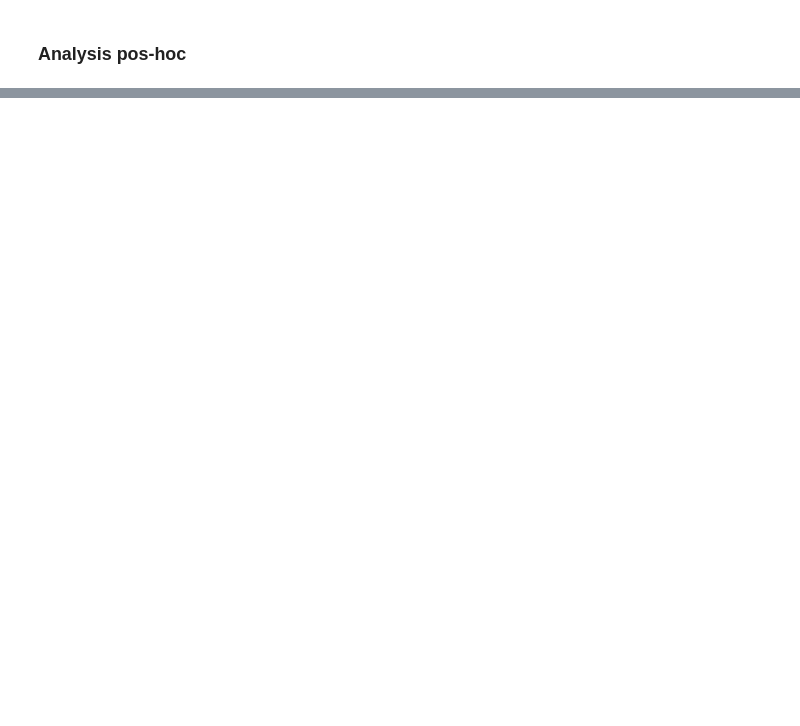
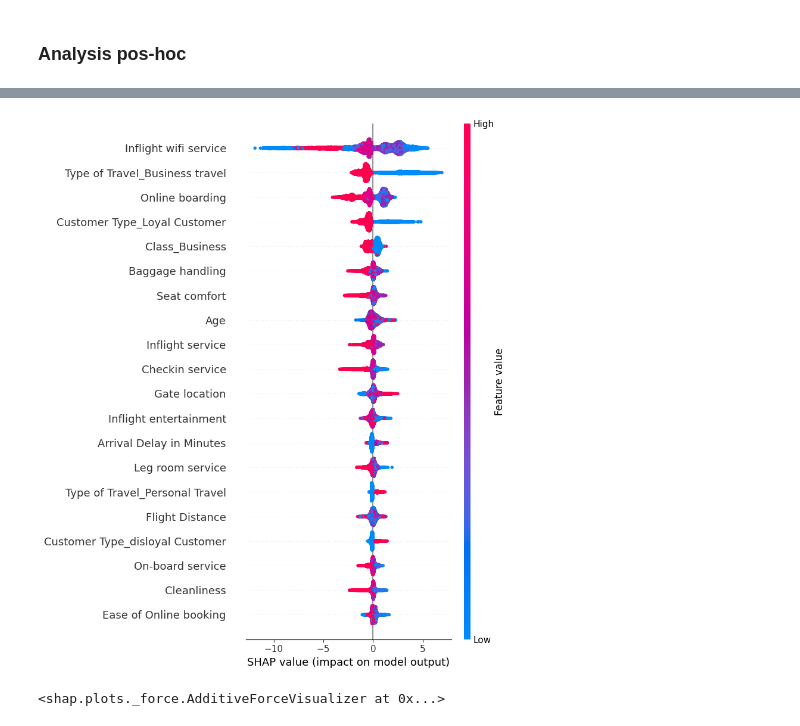
Before and after one commit to w-alves/airline-passenger-satisfaction, a Jupyter notebook: xgb_model.ipynb, the cells around one changed output, grey strips where cells are left out. Drawn from its saved outputs; the diff is of its cells as text; code cells hidden in the pictures; blank space fills up the shorter version.

```diff
--- a/xgb_model.ipynb
+++ b/xgb_model.ipynb
@@ -295,0 +321,19 @@ fig.show()
+# %%
+# prompt: create shap for xgboost and plot
+
+import shap
+
+# Create TreeExplainer object
+explainer = shap.TreeExplainer(best_model)
+
+# Calculate SHAP values
+shap_values = explainer.shap_values(X_test)
+
+# Summary plot
+shap.summary_plot(shap_values, X_test)
+
+# Force plot for first observation
+shap.force_plot(explainer.expected_value, shap_values[0,:], X_test.iloc[0,:])
+# %% [output]
+[figure, added]
+<shap.plots._force.AdditiveForceVisualizer at 0x...>
```
Also changed, not shown: parts of 9 cells of this notebook.
